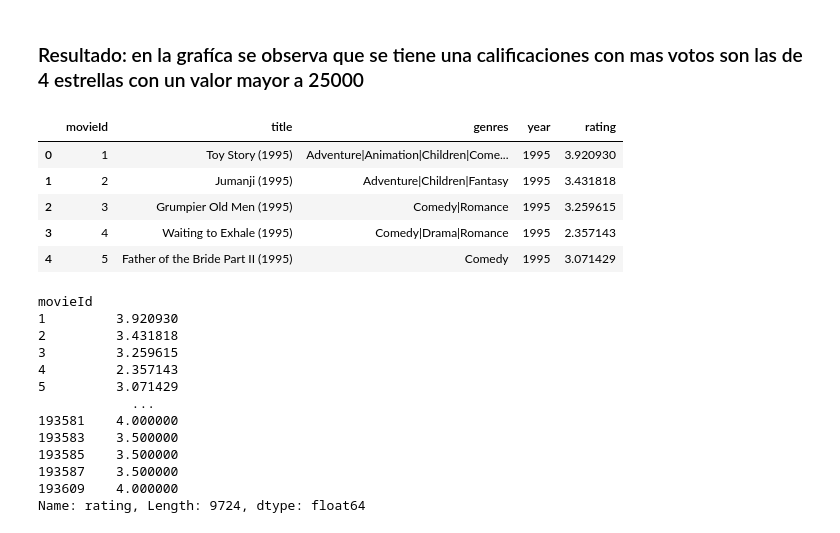
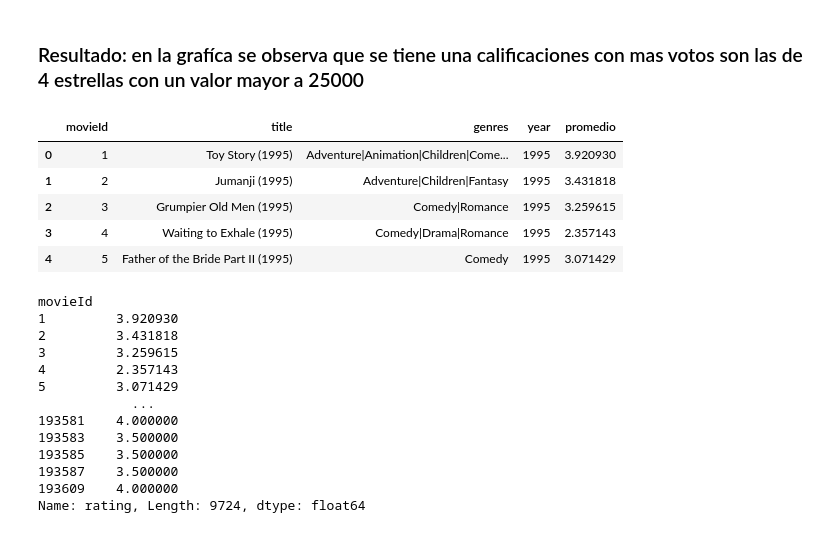
Before and after one commit to Fredy-Patricio/Trabajo_acad-mico_final, a Jupyter notebook: Practica1.ipynb, the cells around one changed output. Drawn from its saved outputs; the diff is of its cells as text; code cells hidden in the pictures.

```diff
--- a/Practica1.ipynb
+++ b/Practica1.ipynb
@@ -257,0 +264,36 @@ show(p)
+# %%
+# Activar salida en el notebook
+output_notebook()
+
+# Asegurarse de que 'year' sea numérico
+movies['year'] = pd.to_numeric(movies['year'], errors='coerce')
+
+# Agrupar y contar películas por año
+movies_for_year = movies.groupby('year')['year'].count().dropna()
+
+# Crear ColumnDataSource
+source = ColumnDataSource(data=dict(
+    year=movies_for_year.index.astype(int),
+    count=movies_for_year.values
+))
+
+# Crear figura
+p = figure(title='Cantidad de Películas por Año',
+           x_axis_label='Año',
+           y_axis_label='Cantidad',
+           width=800, height=400,
+           tools="pan,wheel_zoom,box_zoom,reset")
+
+# Dibujar círculos (necesarios para Hover)
+circle = p.circle(x='year', y='count', source=source, size=8, color='orange', alpha=0.8)
+p.line(x='year', y='count', source=source, line_width=2, color='navy')
+
+# Configurar hover (asociado al glyph de círculos)
+hover = HoverTool(renderers=[circle],
+                  tooltips=[('Año', '@year'), ('Cantidad de Estrenos', '@count')])
+p.add_tools(hover)
+
+p.y_range.start = 0
+
+# Mostrar gráfico
+show(p)
@@ -268,10 +327,11 @@ plt.show()
 # %%
 #El dataframe movies y el dataframe ratings tiene en común el movieid por lo que estos dos dataframe serán unidos para realizar una sola table, y vemos el promedio de calificaiones
 ratings_promedio= ratings.groupby("movieId")["rating"].mean()
 movies=movies.merge(ratings_promedio, on="movieId",how="inner")
+movies.rename(columns={'rating': 'promedio'}, inplace=True)
 movies.head()
 # %% [output]
-|  | movieId | title | genres | year | rating |
+|  | movieId | title | genres | year | promedio |
 | 0 | 1 | Toy Story (1995) | Adventure|Animation|Children|Come... | 1995 | 3.920930 |
 | 1 | 2 | Jumanji (1995) | Adventure|Children|Fantasy | 1995 | 3.431818 |
 | 2 | 3 | Grumpier Old Men (1995) | Comedy|Romance | 1995 | 3.259615 |
```
Also changed, not shown: parts of 7 cells of this notebook, 1 other file.
